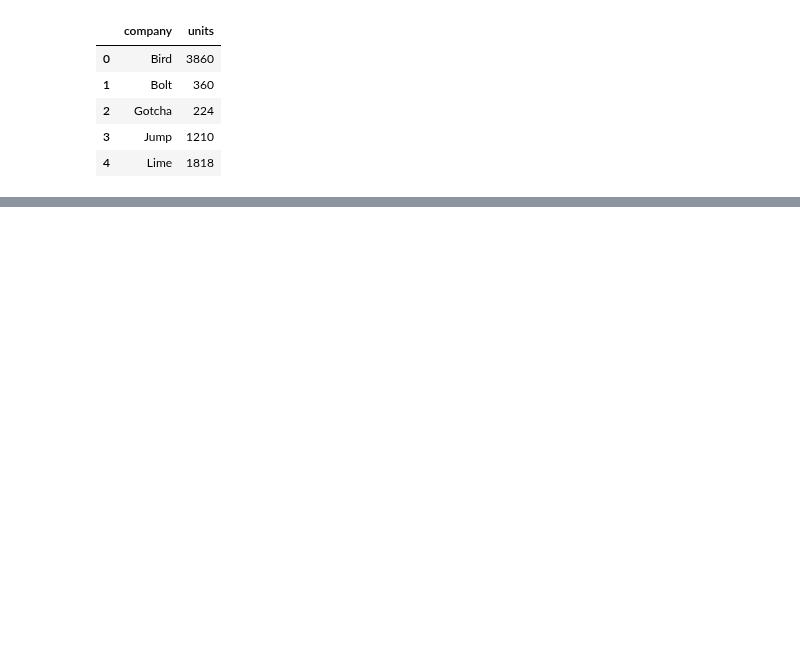
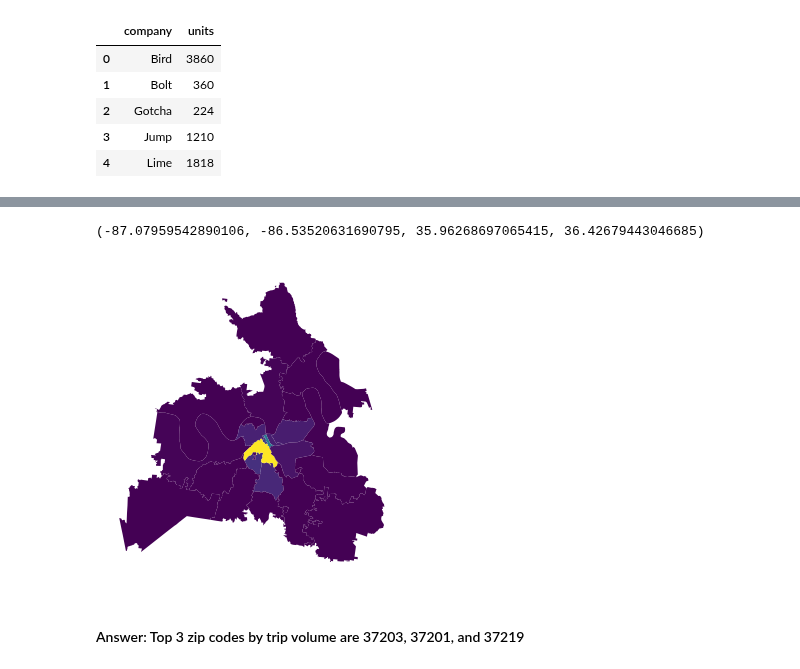
Before and after one commit to NSS-Data-Analytics-Cohort-11/scooters-hot_honey, a Jupyter notebook: Attempt 2.ipynb, the cells around one changed output, grey strips where cells are left out. Saved outputs shown, nothing was run; the diff lists cells and outputs as text; code cells hidden in the pictures; blank space fills up the shorter version.

```diff
--- a/Attempt 2.ipynb
+++ b/Attempt 2.ipynb
@@ -378,0 +432,25 @@ Name: count, dtype: int64
+# %%
+#read in zip codes file
+zipcodes = gpd.read_file('data/zipcodes.geojson')
+#optional: print(zipcodes.crs)
+#optional: zipcodes.head()
+
+#convert each lat and long point to a geodataframe, matching the CRS of the zipcodes file
+trips_start_geo = gpd.GeoDataFrame(tripsdf,
+                           crs = zipcodes.crs,
+                           geometry = gpd.points_from_xy(tripsdf.startlongitude, tripsdf.startlatitude))
+trips_end_geo = gpd.GeoDataFrame(tripsdf,
+                           crs = zipcodes.crs,
+                           geometry = gpd.points_from_xy(tripsdf.endlongitude, tripsdf.endlatitude))
+
+#clean up the zipcodes dataframe to only relevant info
+zipcodes = zipcodes[['zip', 'po_name', 'geometry']]
+
+#list of trip start points within each zip code
+start_points_by_zip = gpd.sjoin(trips_start_geo, zipcodes, predicate = 'within')
+
+#list of trip end points within each zip code
+end_points_by_zip = gpd.sjoin(trips_end_geo, zipcodes, predicate = 'within')
+# %%
+#create a dataframe that records the count of trips that start in each zip code
+start_points = start_points_by_zip['zip'].value_counts().to_frame().reset_index()
@@ -378,0 +460,3 @@ Name: count, dtype: int64
+# %%
+#combine start points with zipcode data to make "start_zips"
+start_zips = zipcodes.merge(start_points, left_on='zip', right_on='zip')
@@ -378,0 +466,10 @@ Name: count, dtype: int64
+# %%
+fig, ax = plt.subplots(figsize=(16,4))
+start_zips.plot(column = 'count',
+              ax = ax)
+ax.axis('off')
+# %% [output]
+(-87.07959542890106, -86.53520631690795, 35.96268697065415, 36.42679443046685)
+[figure, added]
+# %% [markdown]
+#### Answer: Top 3 zip codes by trip volume are 37203, 37201, and 37219
```
Also changed, not shown: parts of 30 cells of this notebook, 1 other file.
